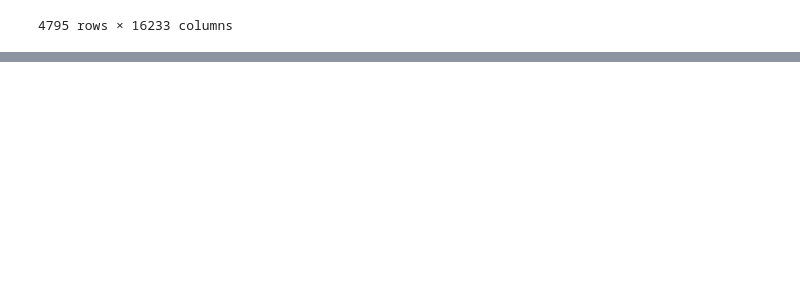
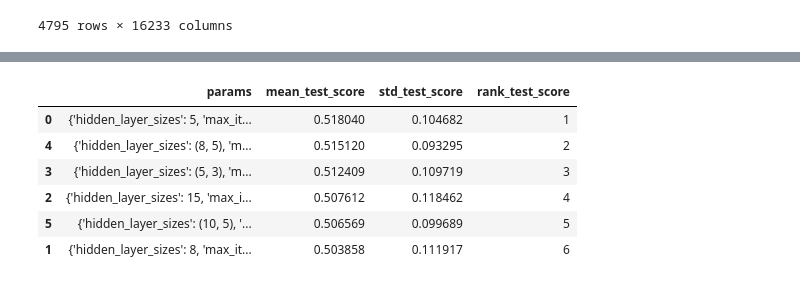
Before and after one commit to MatheusOde/TreinamentoIA, a Jupyter notebook: Treinamento IA.ipynb, the cells around one changed output, grey strips where cells are left out. Saved outputs shown, nothing was run; the diff lists cells and outputs as text; code cells hidden in the pictures; blank space fills up the shorter version.

```diff
--- a/Treinamento IA.ipynb
+++ b/Treinamento IA.ipynb
@@ -133,0 +171,6 @@ Queremos dar a opção ao usuário de citar alguns nomes que podem influenciar m
+# %%
+rev_pred_paramY['revenue'] = pd.qcut(rev_pred_paramY, q=4, labels=['very low', 'low', 'medium', 'high'])
+
+le = sk.preprocessing.LabelEncoder()
+rev_pred_paramY = le.fit_transform(rev_pred_paramY['revenue'])
+rev_pred_paramY
@@ -133,0 +183,5 @@ Queremos dar a opção ao usuário de citar alguns nomes que podem influenciar m
+# %%
+rev_pred_paramX.fillna(1, inplace=True)
+rev_pred_paramY = np.nan_to_num(rev_pred_paramY, nan=1)
+
+X_train, X_test, y_train, y_test = sk.model_selection.train_test_split(rev_pred_paramX, rev_pred_paramY, test_size=0.20, stratify=rev_pred_paramY, random_state=42)
@@ -133,0 +216,14 @@ Queremos dar a opção ao usuário de citar alguns nomes que podem influenciar m
+# %%
+from sklearn.neighbors import KNeighborsClassifier
+from sklearn.model_selection import GridSearchCV
+
+parameters = {'n_neighbors' : [1, 3, 5, 7, 9, 11, 13], 'weights' : ['uniform', 'distance']}
+
+knn = KNeighborsClassifier()
+
+gs = GridSearchCV(knn, parameters, cv=5, scoring='accuracy')
+gs.fit(rev_pred_paramX, rev_pred_paramY)
+
+results = pd.DataFrame(gs.cv_results_)
+view = ['params', 'mean_test_score', 'std_test_score', 'rank_test_score']
+results[view].sort_values(by='rank_test_score')
@@ -133,0 +250,5 @@ Queremos dar a opção ao usuário de citar alguns nomes que podem influenciar m
+# %%
+from sklearn.preprocessing import MinMaxScaler
+# reescala os valores entre 0 e 1 utilizando o valor minimo e máximo de acada atributo
+rev_pred_paramX_scaled = pd.DataFrame(MinMaxScaler().fit_transform(rev_pred_paramX), columns=rev_pred_paramX.columns)
+rev_pred_paramX_scaled
@@ -133,0 +269,22 @@ Queremos dar a opção ao usuário de citar alguns nomes que podem influenciar m
+# %%
+from sklearn.neural_network import MLPClassifier
+
+parameters = {'hidden_layer_sizes' : [(5), (8), (15), (5, 3), (8, 5), (10, 5)],
+              'max_iter' : [3000], 'random_state' : [42]}
+
+mlp = MLPClassifier()
+gs_mlp = GridSearchCV(mlp, parameters, cv=5, scoring='accuracy')
+
+gs_mlp.fit(rev_pred_paramX_scaled, rev_pred_paramY)
+
+view = ['params', 'mean_test_score', 'std_test_score', 'rank_test_score']
+results = pd.DataFrame(gs_mlp.cv_results_)
+results[view].sort_values(by='rank_test_score')
+# %% [output]
+|  | params | mean_test_score | std_test_score | rank_test_score |
+| 0 | {'hidden_layer_sizes': 5, 'max_it... | 0.518040 | 0.104682 | 1 |
+| 4 | {'hidden_layer_sizes': (8, 5), 'm... | 0.515120 | 0.093295 | 2 |
+| 3 | {'hidden_layer_sizes': (5, 3), 'm... | 0.512409 | 0.109719 | 3 |
+| 2 | {'hidden_layer_sizes': 15, 'max_i... | 0.507612 | 0.118462 | 4 |
+| 5 | {'hidden_layer_sizes': (10, 5), '... | 0.506569 | 0.099689 | 5 |
+| 1 | {'hidden_layer_sizes': 8, 'max_it... | 0.503858 | 0.111917 | 6 |
```
Also changed, not shown: parts of 19 cells of this notebook, 1 other file.
